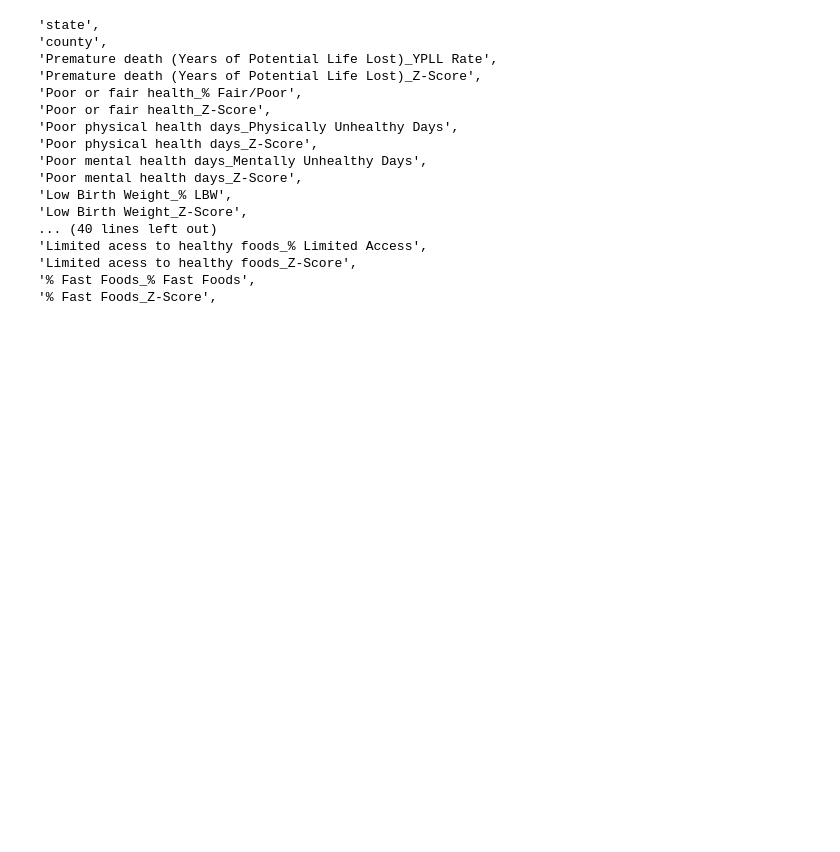
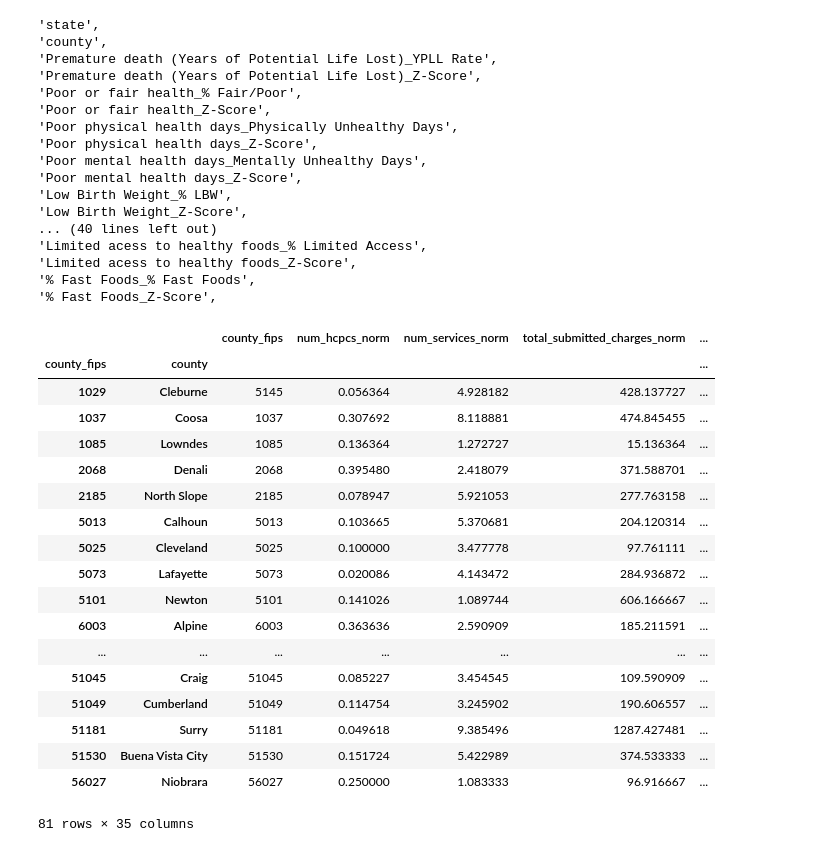
Before and after one commit to aurel1212/medicare-project, a Jupyter notebook: script/county_smash.ipynb, the cells around one changed output. Cells and saved outputs as stored; diff of their text form; code cells hidden in the pictures; blank space fills up the shorter version.

```diff
--- a/script/county_smash.ipynb
+++ b/script/county_smash.ipynb
@@ -730,0 +776,22 @@ for i in df_full_ranks.columns:
+# %%
+df_health
+# %% [output]
+|  |  | county_fips | num_hcpcs_norm | num_services_norm | total_submitted_charges_norm | ... |
+| county_fips | county |  |  |  |  | ... |
+| 1029 | Cleburne | 5145 | 0.056364 | 4.928182 | 428.137727 | ... |
+| 1037 | Coosa | 1037 | 0.307692 | 8.118881 | 474.845455 | ... |
+| 1085 | Lowndes | 1085 | 0.136364 | 1.272727 | 15.136364 | ... |
+| 2068 | Denali | 2068 | 0.395480 | 2.418079 | 371.588701 | ... |
+| 2185 | North Slope | 2185 | 0.078947 | 5.921053 | 277.763158 | ... |
+| 5013 | Calhoun | 5013 | 0.103665 | 5.370681 | 204.120314 | ... |
+| 5025 | Cleveland | 5025 | 0.100000 | 3.477778 | 97.761111 | ... |
+| 5073 | Lafayette | 5073 | 0.020086 | 4.143472 | 284.936872 | ... |
+| 5101 | Newton | 5101 | 0.141026 | 1.089744 | 606.166667 | ... |
+| 6003 | Alpine | 6003 | 0.363636 | 2.590909 | 185.211591 | ... |
+| ... | ... | ... | ... | ... | ... | ... |
+| 51045 | Craig | 51045 | 0.085227 | 3.454545 | 109.590909 | ... |
+| 51049 | Cumberland | 51049 | 0.114754 | 3.245902 | 190.606557 | ... |
+| 51181 | Surry | 51181 | 0.049618 | 9.385496 | 1287.427481 | ... |
+| 51530 | Buena Vista City | 51530 | 0.151724 | 5.422989 | 374.533333 | ... |
+| 56027 | Niobrara | 56027 | 0.250000 | 1.083333 | 96.916667 | ... |
+81 rows × 35 columns
```
Also changed, not shown: parts of 26 cells of this notebook.
